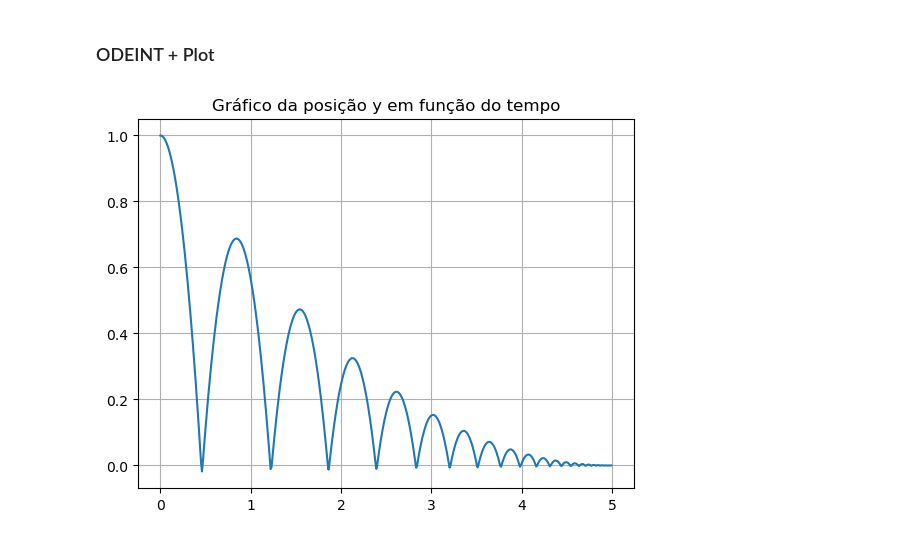
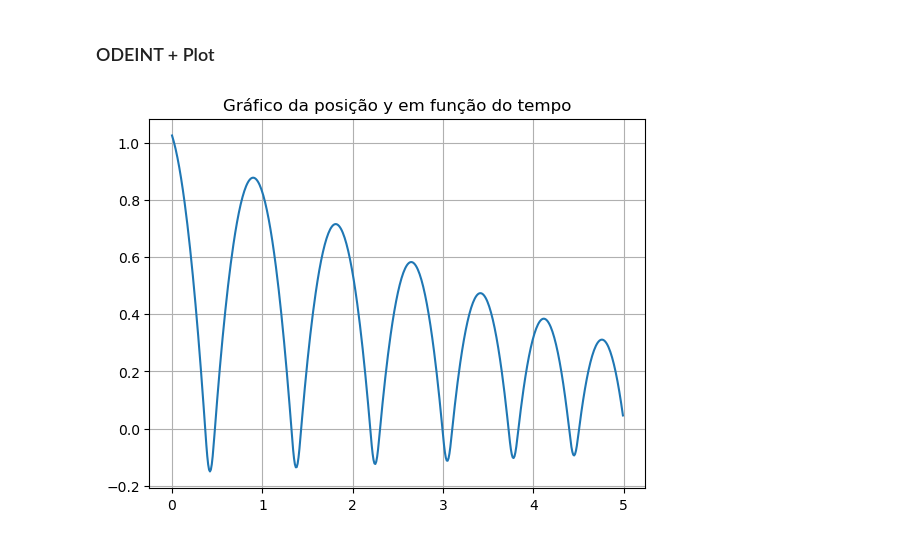
Before and after one commit to enzojunq/Modelagem-Cama-Elastica, a Jupyter notebook: P3.ipynb, the cells around one changed output. Drawn from its saved outputs; the diff is of its cells as text; code cells hidden in the pictures.

```diff
--- a/P3.ipynb
+++ b/P3.ipynb
@@ -10,18 +10,20 @@ from math import *
 # %%
 # Parâmetros
 massa_bola=2
-k_mola= 80000
+k_mola= 1800
 # deformacao_mola=0.05
 g=9.8
 Cd=0.47
 p=1.2
-A=pi*0.08**2
-c=100
+A=pi*0.1**2
+c=7.0
 
 
 # Condições iniciais
-y0=1
-vy0=0
+
+y_0 = 1.025 # posicao inicial no eixo y
+Vy_0 = -1 # velocidade inicial na direção do eixo y
+condicoes_iniciais = [y_0, Vy_0]
 
 # Tempo
 tempo = np.arange(0,10,0.01)
@@ -46,6 +48,7 @@ def modelo(X,t):
         F_amort = 0
         D = 0
 
+
     # Equações diferenciais
     dydt = vy
     dvydt = (-P + Fel - D + F_amort) / massa_bola
@@ -54,25 +57,21 @@ def modelo(X,t):
 # %% [markdown]
 ### ODEINT + Plot
 # %%
-
-y_0 = 1 # posicao inicial no eixo y
-Vy_0 = 0 # velocidade inicial na direção do eixo y
-condicoes_iniciais = [y_0, Vy_0]
 
 tempo_inicial = 0
 tempo_final = 5
 dt = 1e-2
 
 
 tempo = np.arange(tempo_inicial, tempo_final, dt)
 
 lista = odeint(modelo, condicoes_iniciais, tempo)
 lista_y = lista[:,0]
 lista_vy = lista[:,1]
 
 plt.plot(tempo, lista_y, label='y(t)')
 plt.title('Gráfico da posição y em função do tempo')
 plt.grid()
 plt.show()
 # %% [output]
-[figure, old version]
+[figure, new version]
```
Also changed, not shown: parts of 3 cells of this notebook, 1 other file.
